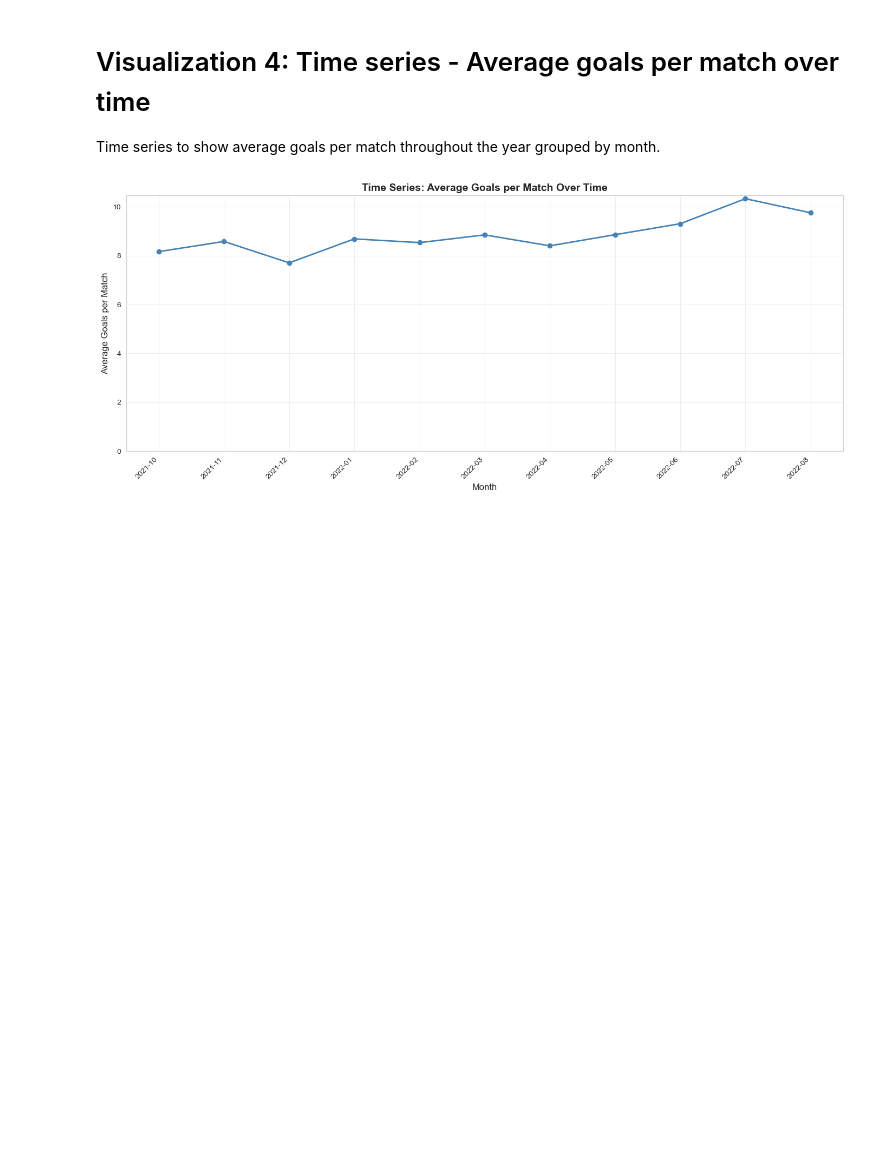
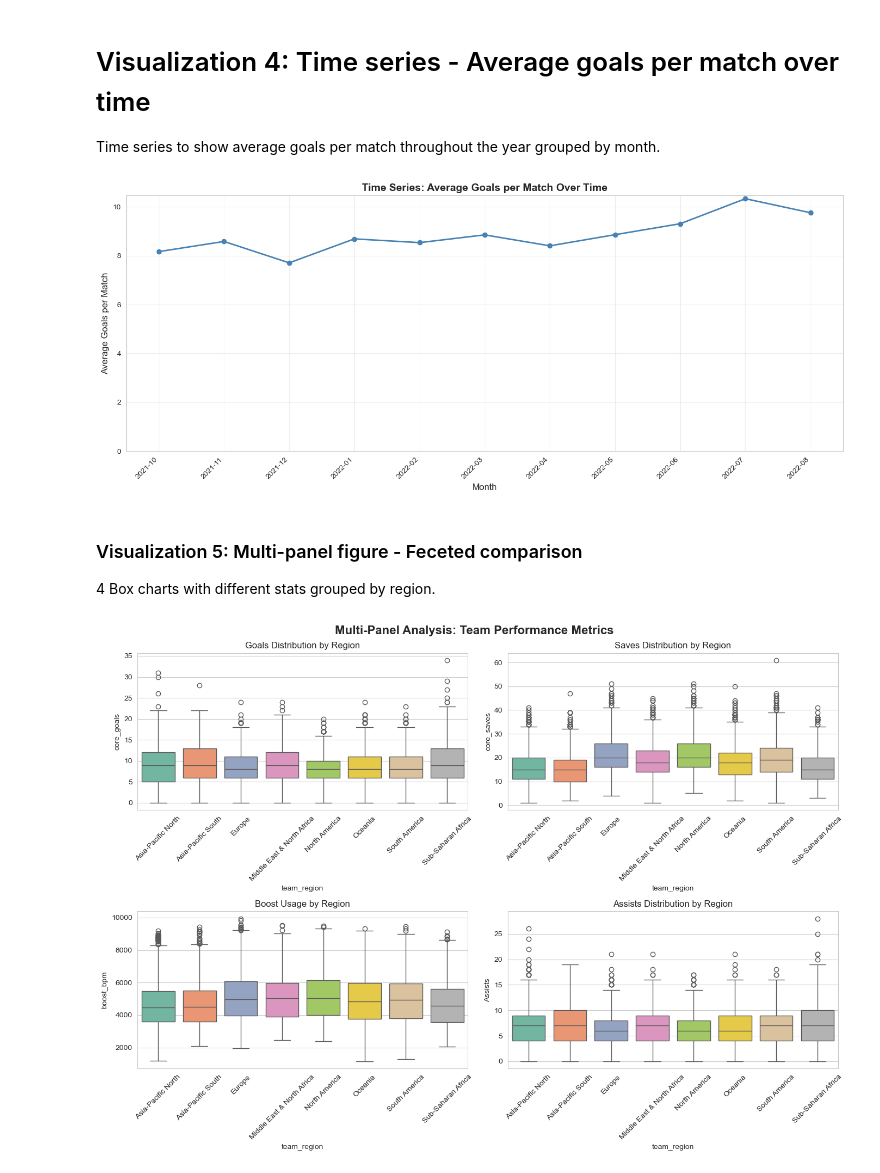
Before and after one commit to IT2053C-Gilany/final-project-smanzler, a Jupyter notebook: final-project.ipynb, the cells around one changed output. Cells and saved outputs as stored; diff of their text form; code cells hidden in the pictures; blank space fills up the shorter version.

```diff
--- a/final-project.ipynb
+++ b/final-project.ipynb
@@ -766,3 +766,48 @@ plt.tight_layout()
 plt.show()
 # %% [output]
 [figure]
+# %% [markdown]
+### Visualization 5: Multi-panel figure - Feceted comparison
+
+4 Box charts with different stats grouped by region.
+# %%
+# Visualization 5: Multi-panel figure - Faceted comparison
+fig, axes = plt.subplots(2, 2, figsize=(14, 10))
+fig.suptitle('Multi-Panel Analysis: Team Performance Metrics',
+             fontsize=16, fontweight='bold')
+
+# Panel 1: Goals by region
+data_for_viz = matches_teams_enriched.dropna(
+    subset=['team_region', 'core_goals'])
+sns.boxplot(data=data_for_viz, x='team_region',
+            y='core_goals', hue='team_region', legend=False, ax=axes[0, 0], palette='Set2')
+axes[0, 0].set_title('Goals Distribution by Region')
+axes[0, 0].tick_params(axis='x', rotation=45)
+axes[0, 0].legend_.remove() if axes[0, 0].get_legend() else None
+
+# Panel 2: Saves by region
+sns.boxplot(data=data_for_viz, x='team_region',
+            y='core_saves', hue='team_region', legend=False, ax=axes[0, 1], palette='Set2')
+axes[0, 1].set_title('Saves Distribution by Region')
+axes[0, 1].tick_params(axis='x', rotation=45)
+axes[0, 1].legend_.remove() if axes[0, 1].get_legend() else None
+
+# Panel 3: Boost usage by region
+sns.boxplot(data=data_for_viz, x='team_region',
+            y='boost_bpm', hue='team_region', legend=False, ax=axes[1, 0], palette='Set2')
+axes[1, 0].set_title('Boost Usage by Region')
+axes[1, 0].tick_params(axis='x', rotation=45)
+axes[1, 0].legend_.remove() if axes[1, 0].get_legend() else None
+
+# Panel 4: Assists by region (replace win rate)
+sns.boxplot(data=data_for_viz, x='team_region',
+            y='core_assists', hue='team_region', legend=False, ax=axes[1, 1], palette='Set2')
+axes[1, 1].set_title('Assists Distribution by Region')
+axes[1, 1].set_ylabel('Assists')
+axes[1, 1].tick_params(axis='x', rotation=45)
+axes[1, 1].legend_.remove() if axes[1, 1].get_legend() else None
+
+plt.tight_layout()
+plt.show()
+# %% [output]
+[figure, added]
```
